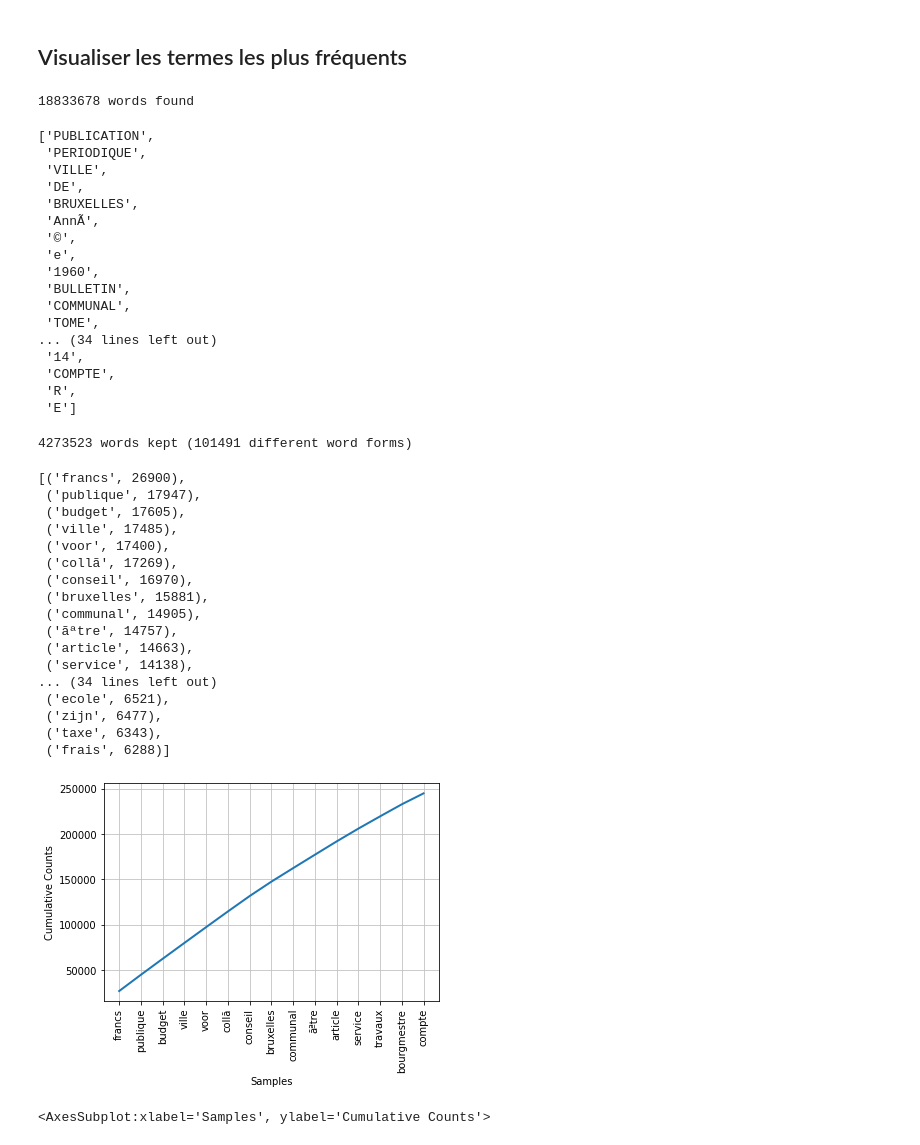
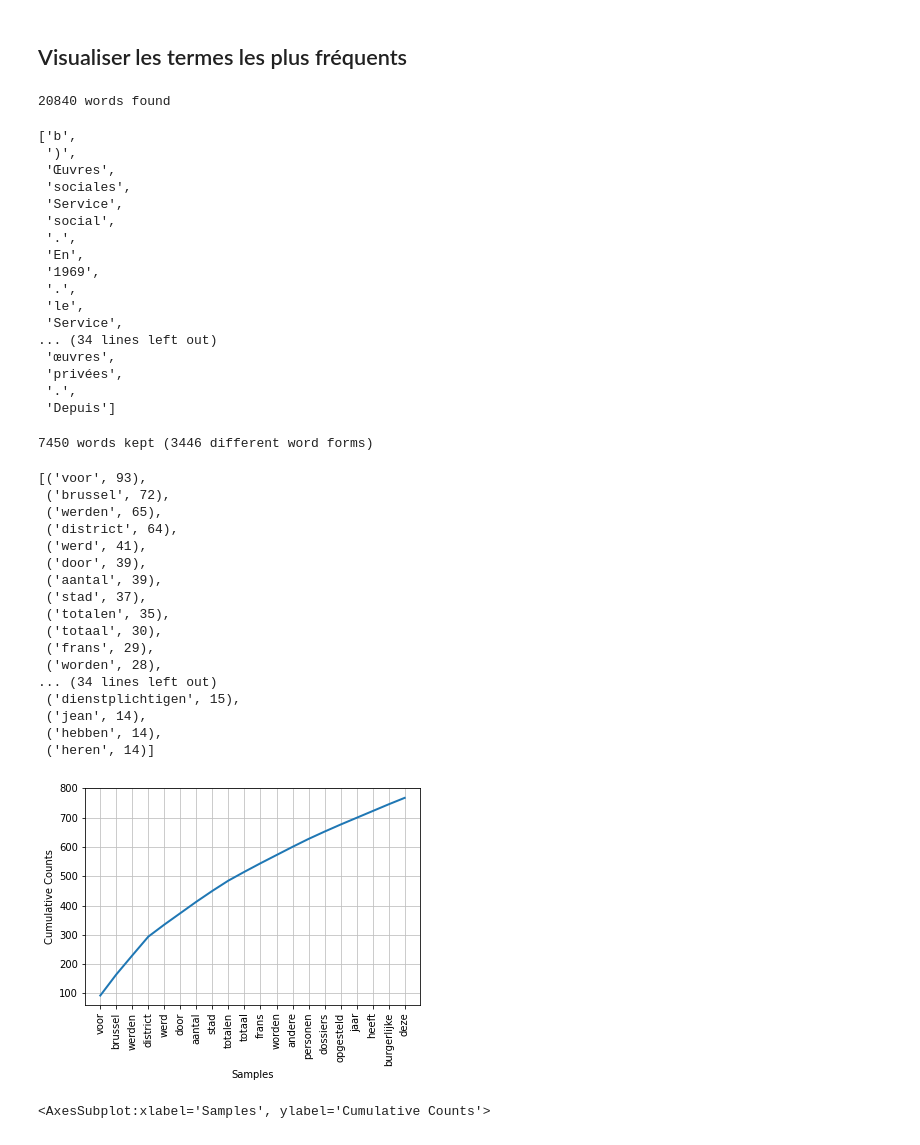
Before and after one commit to Talyonn/tac, a Jupyter notebook: module2/s3_freq.ipynb, the cells around one changed output. Saved outputs shown, nothing was run; the diff lists cells and outputs as text; code cells hidden in the pictures.

```diff
--- a/module2/s3_freq.ipynb
+++ b/module2/s3_freq.ipynb
@@ -21,7 +21,7 @@ sw += ["les", "plus", "cette", "fait", "faire", "être", "deux", "comme", "dont"
        "ils", "bien", "sans", "peut", "tous", "après", "ainsi", "donc", "cet", "sous",
        "celle", "entre", "encore", "toutes", "pendant", "moins", "dire", "cela", "non",
        "faut", "trois", "aussi", "dit", "avoir", "doit", "contre", "depuis", "autres",
-       "van", "het", "autre", "jusqu"]
+       "van", "het", "autre", "jusqu", "messieurs","bourgmestres","bourgmestre","bruxelles","aprã","collã","francs","conseil","ville","frais","compte","total","communal","pense","annã","pense","echevin","section","intã","ãªtre","mãªme","honorable","travaux","leur","partie","place","lieu","plan","leurs","leur","ceux","toute","toutes","cret","tres"]
 sw = set(sw)
 # %%
 print(f"{len(sw)} stopwords used: {sorted(sw)}")
@@ -30,68 +30,68 @@ print(f"{len(sw)} stopwords used: {sorted(sw)}")
 # %% [markdown]
 ## Visualiser les termes les plus fréquents
 # %%
-path = "../data/1960-1970.txt"
+path = "../data/hopitaux/1970/Bxl_1970_Tome_RptAn_Part_4.txt"
 limit = 10**8
 
-with open(path, encoding='utf-16') as f:
+with open(path, encoding='utf-8') as f:
     text = f.read()[:limit]
 # %%
 # détecter les mots
 words = nltk.wordpunct_tokenize(text)
 print(f"{len(words)} words found")
 # %% [output]
-18833678 words found
+20840 words found
 # %%
 words[:50]
 # %% [output]
-['PUBLICATION',
- 'PERIODIQUE',
- 'VILLE',
- 'DE',
- 'BRUXELLES',
- 'AnnÃ',
- '©',
- 'e',
- '1960',
- 'BULLETIN',
- 'COMMUNAL',
- 'TOME',
+['b',
+ ')',
+ 'Œuvres',
+ 'sociales',
+ 'Service',
+ 'social',
+ '.',
+ 'En',
+ '1969',
+ '.',
+ 'le',
+ 'Service',
 ... (34 lines left out)
- '14',
- 'COMPTE',
- 'R',
- 'E']
+ 'œuvres',
+ 'privées',
+ '.',
+ 'Depuis']
 # %%
 kept = [w.lower() for w in words if len(w) > 3 and w.isalpha() and w.lower() not in sw]
 voc = set(kept)
 print(f"{len(kept)} words kept ({len(voc)} different word forms)")
 # %% [output]
-4273523 words kept (101491 different word forms)
+7450 words kept (3446 different word forms)
 # %%
 fdist = nltk.FreqDist(kept)
 fdist.most_common(50)
 # %% [output]
-[('francs', 26900),
- ('publique', 17947),
- ('budget', 17605),
- ('ville', 17485),
- ('voor', 17400),
- ('collã', 17269),
- ('conseil', 16970),
- ('bruxelles', 15881),
- ('communal', 14905),
- ('ãªtre', 14757),
- ('article', 14663),
- ('service', 14138),
+[('voor', 93),
+ ('brussel', 72),
+ ('werden', 65),
+ ('district', 64),
+ ('werd', 41),
+ ('door', 39),
+ ('aantal', 39),
+ ('stad', 37),
+ ('totalen', 35),
+ ('totaal', 30),
+ ('frans', 29),
+ ('worden', 28),
 ... (34 lines left out)
- ('ecole', 6521),
- ('zijn', 6477),
- ('taxe', 6343),
- ('frais', 6288)]
+ ('dienstplichtigen', 15),
+ ('jean', 14),
+ ('hebben', 14),
+ ('heren', 14)]
 # %%
-fdist.plot(15, cumulative=True)
+fdist.plot(20, cumulative=True)
 # %% [output]
-[figure, old version]
+[figure, new version]
 <AxesSubplot:xlabel='Samples', ylabel='Cumulative Counts'>
 # %%
 # Impression des mots qui n'apparaissent qu'une fois dans le corpus
```
Also changed, not shown: parts of 3 cells of this notebook.
